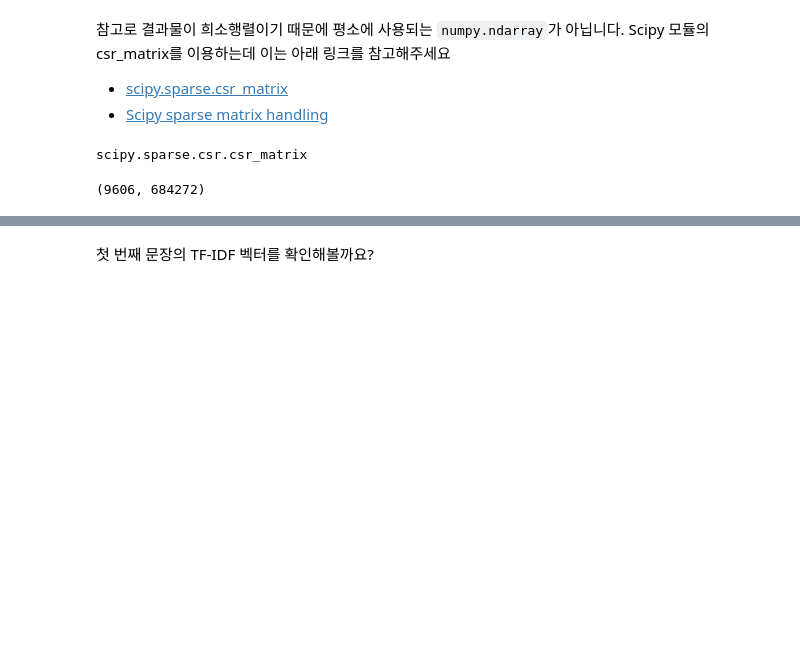
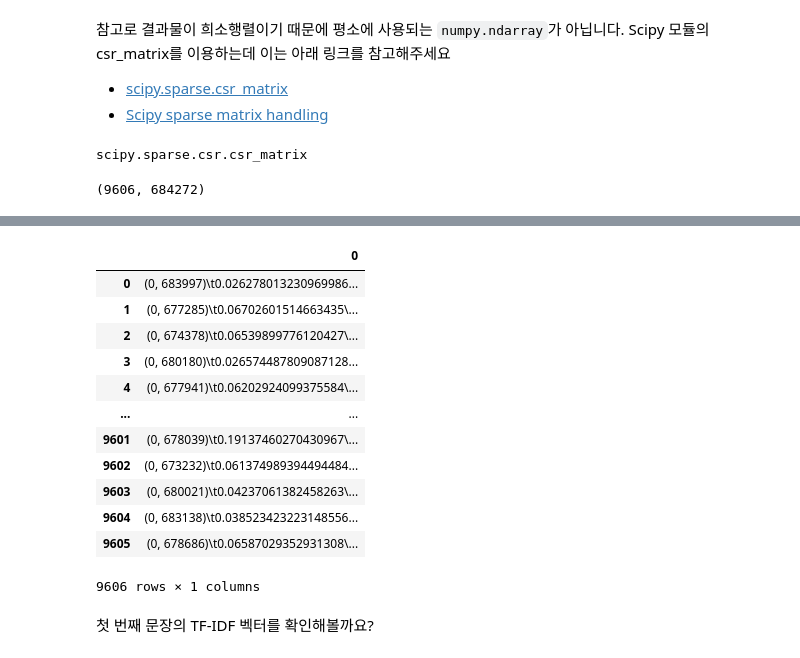
Before and after one commit to Hong-Hyun-Seung/upstage-basic-deeplearning, a Jupyter notebook: 1012_MRC_Mission_3_Sparse_&_Dense_Passage_Retrieval_ipynb의_사본.ipynb, the cells around one changed output, grey strips where cells are left out. Cells and saved outputs as stored; diff of their text form; code cells hidden in the pictures; blank space fills up the shorter version.

```diff
--- a/1012_MRC_Mission_3_Sparse_&_Dense_Passage_Retrieval_ipynb의_사본.ipynb
+++ b/1012_MRC_Mission_3_Sparse_&_Dense_Passage_Retrieval_ipynb의_사본.ipynb
@@ -226,3 +270,22 @@ sp_matrix.shape # (num_passage, num_vocab)
+# %%
+import pandas as pd
+temp = pd.DataFrame(sp_matrix)
+# %%
+temp
+# %% [output]
+|  | 0 |
+| 0 | (0, 683997)\t0.026278013230969986... |
+| 1 | (0, 677285)\t0.06702601514663435\... |
+| 2 | (0, 674378)\t0.06539899776120427\... |
+| 3 | (0, 680180)\t0.026574487809087128... |
+| 4 | (0, 677941)\t0.06202924099375584\... |
+| ... | ... |
+| 9601 | (0, 678039)\t0.19137460270430967\... |
+| 9602 | (0, 673232)\t0.061374989394494484... |
+| 9603 | (0, 680021)\t0.04237061382458263\... |
+| 9604 | (0, 683138)\t0.038523423223148556... |
+| 9605 | (0, 678686)\t0.06587029352931308\... |
+9606 rows × 1 columns
 # %% [markdown]
 첫 번째 문장의 TF-IDF 벡터를 확인해볼까요?
 # %%
```
Also changed, not shown: parts of 12 cells of this notebook.
